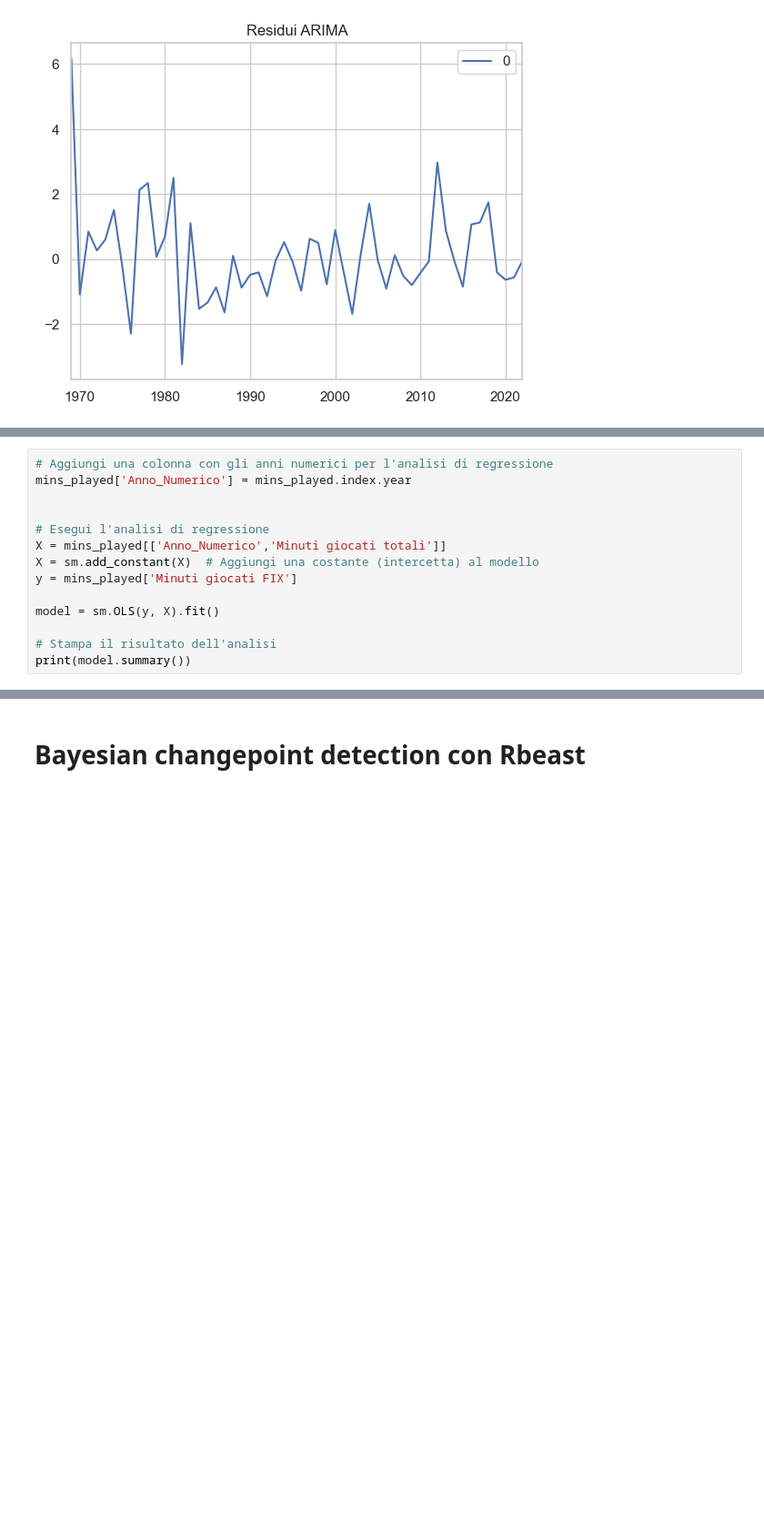
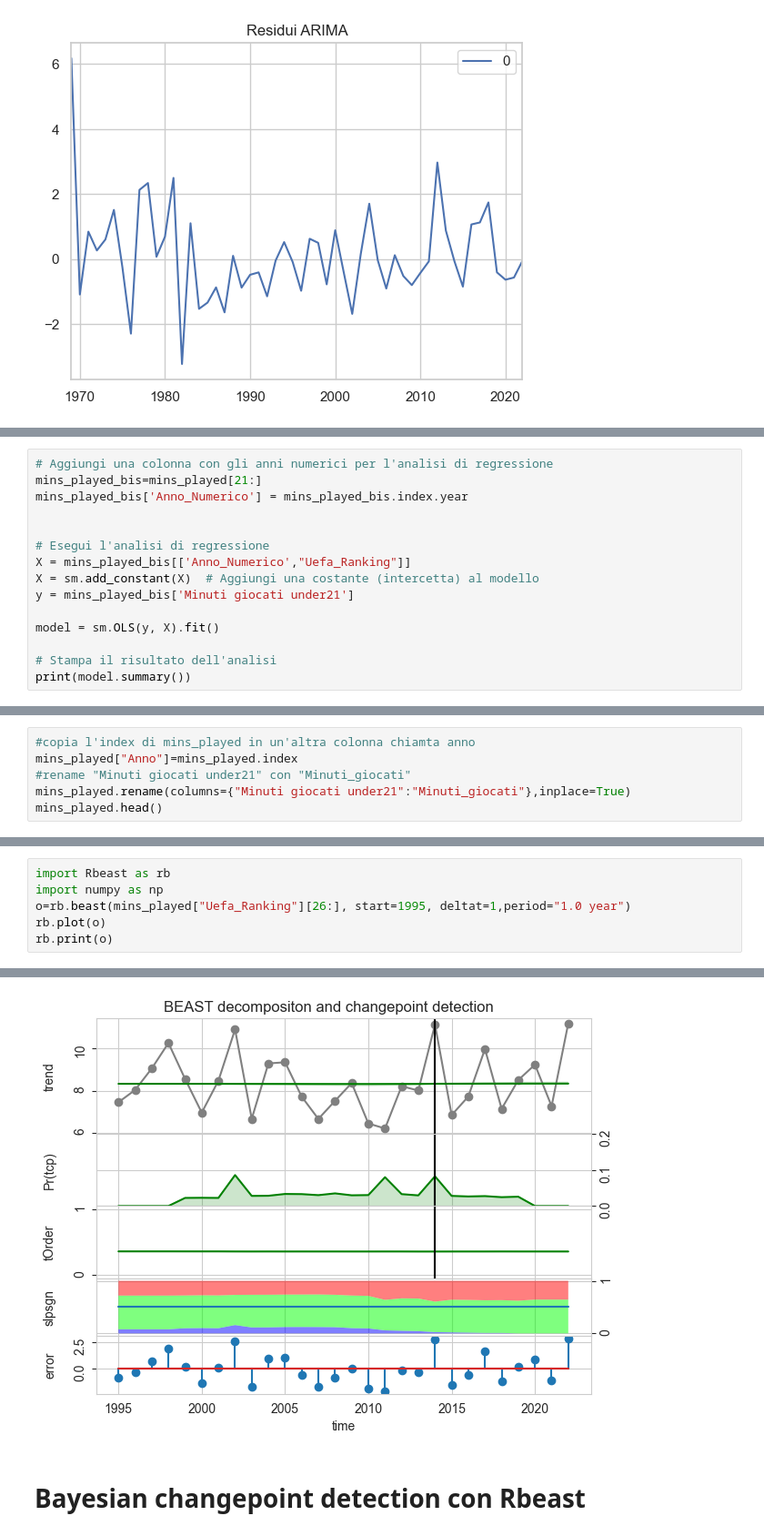
Before and after one commit to frapic98/Minutes-played-by-under-21-players-in-Serie-a, a Jupyter notebook: scraping.ipynb, the cells around one changed output, grey strips where cells are left out. Shown at 91% size. Saved outputs shown, nothing was run; the diff lists cells and outputs as text; blank space fills up the shorter version.

```diff
--- a/scraping.ipynb
+++ b/scraping.ipynb
@@ -490,13 +494,14 @@ Statistica KS: 1.0
 Valore p: 8.04576932703266e-32
 # %%
 # Aggiungi una colonna con gli anni numerici per l'analisi di regressione
-mins_played['Anno_Numerico'] = mins_played.index.year
+mins_played_bis=mins_played[21:]
+mins_played_bis['Anno_Numerico'] = mins_played_bis.index.year
 
 
 # Esegui l'analisi di regressione
-X = mins_played[['Anno_Numerico','Minuti giocati totali']]
+X = mins_played_bis[['Anno_Numerico',"Uefa_Ranking"]]
 X = sm.add_constant(X)  # Aggiungi una costante (intercetta) al modello
-y = mins_played['Minuti giocati FIX']
+y = mins_played_bis['Minuti giocati under21']
 
 model = sm.OLS(y, X).fit()
 
@@ -541 +546,7 @@ P-value: 3.8032304381998185e-28
 Il p-value è inferiore a 0.05  - ci sono variazioni statisticamente significative.
+# %%
+#copia l'index di mins_played in un'altra colonna chiamta anno
+mins_played["Anno"]=mins_played.index
+#rename "Minuti giocati under21" con "Minuti_giocati"
+mins_played.rename(columns={"Minuti giocati under21":"Minuti_giocati"},inplace=True)
+mins_played.head()
@@ -560,2 +573,9 @@ stats.kstest(mins_played['Minuti giocati normalizzati FIX'],mins_played['Uefa_ra
 # %% [output]
 KeyError: 'Uefa_ranking'
+# %%
+import Rbeast as rb
+import numpy as np
+o=rb.beast(mins_played["Uefa_Ranking"][26:], start=1995, deltat=1,period="1.0 year")
+rb.plot(o)
+rb.print(o)
+# %% [output]
@@ -562,3 +599,4 @@ KeyError: 'Uefa_ranking'
+[figure, added]
 # %% [markdown]
 # Bayesian changepoint detection con Rbeast
 # %%
```
Also changed, not shown: parts of 10 cells of this notebook.
